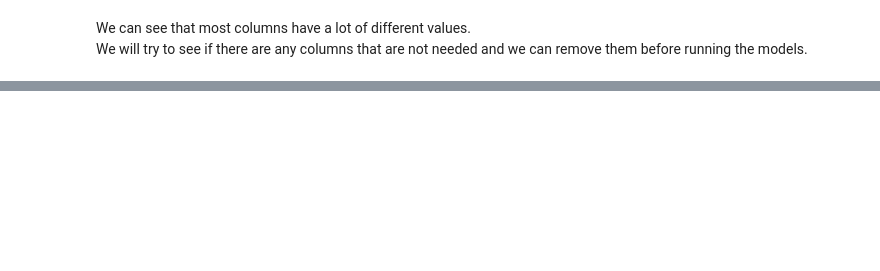
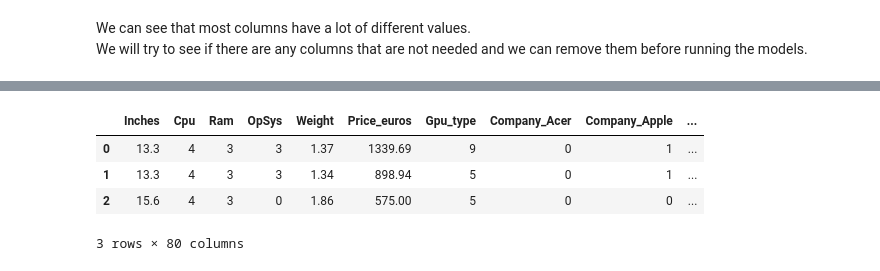
Before and after one commit to NoaAmichai/Laptop-Price-Prediction, a Jupyter notebook: Laptop Price.ipynb, the cells around one changed output, grey strips where cells are left out. Saved outputs shown, nothing was run; the diff lists cells and outputs as text; code cells hidden in the pictures; blank space fills up the shorter version.

```diff
--- a/Laptop Price.ipynb
+++ b/Laptop Price.ipynb
@@ -188,0 +251,15 @@ plt.show()
+# %%
+df['Cpu'] = df['Cpu'].map({'Intel Core i7':5, 'Intel Core i5':4, 'Other':3,'AMD':2,'Intel Other':1,'Intel Core i3':0})
+df['Ram'] = df['Ram'].map({64:8, 32:7, 24:6, 16:5, 12:4, 8:3, 6:2 ,4:1,2:0})
+df['OpSys'] = df['OpSys'].map({'MacOS':3, 'WindowsOS':2, 'OtherOS':1, 'No OS':0})
+df['Gpu_type'] = df['Gpu_type'].map({'GTX':11, 'Quadro':10, 'Iris':9, 'FirePro':8, 'GeForce':7, 'UHD':6, 'HD':5,
+                                     'Graphics':4,'R17M-M1-70':3,'Radeon':2,'Mali':1,'R4':0})
+# %%
+data = df.copy(deep=True)
+data = pd.get_dummies(df, columns=['Company','TypeName','ScreenResolution','Memory','Gpu_company'])
+# %% [output]
+|  | Inches | Cpu | Ram | OpSys | Weight | Price_euros | Gpu_type | Company_Acer | Company_Apple | ... |
+| 0 | 13.3 | 4 | 3 | 3 | 1.37 | 1339.69 | 9 | 0 | 1 | ... |
+| 1 | 13.3 | 4 | 3 | 3 | 1.34 | 898.94 | 5 | 0 | 1 | ... |
+| 2 | 15.6 | 4 | 3 | 0 | 1.86 | 575.00 | 5 | 0 | 0 | ... |
+3 rows × 80 columns
```
Also changed, not shown: parts of 44 cells of this notebook.
